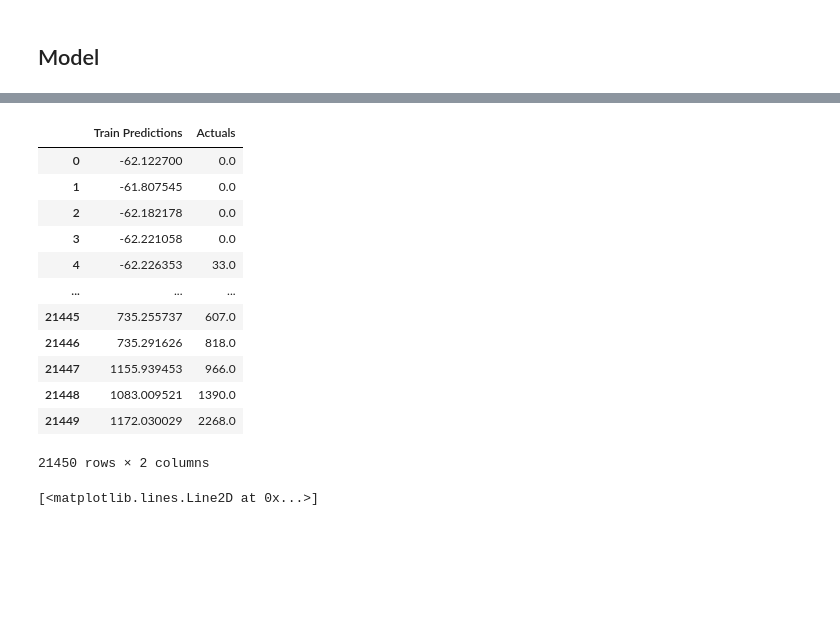
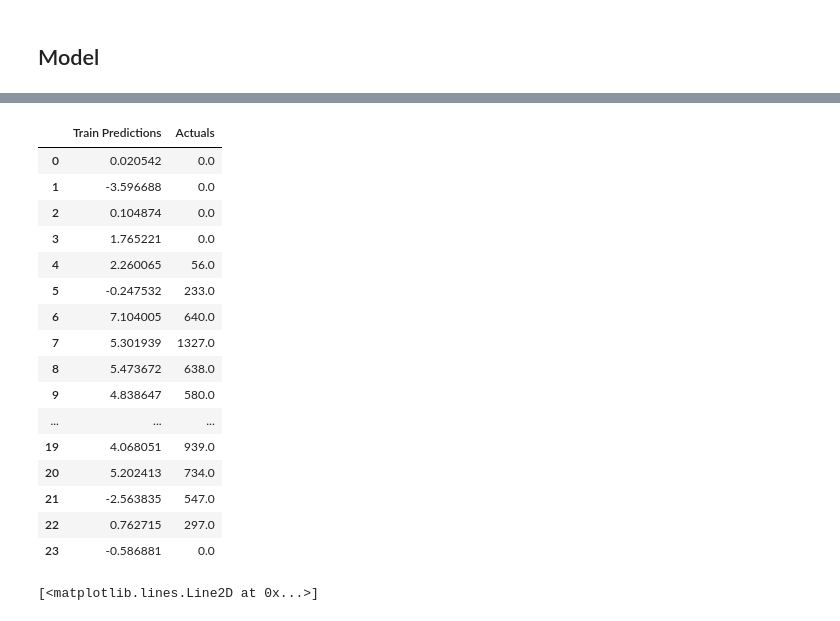
Before and after one commit to Arizona3000/metro_seoul, a Jupyter notebook: notebooks/lstm_model.ipynb, the cells around one changed output, grey strips where cells are left out. Drawn from its saved outputs; the diff is of its cells as text; code cells hidden in the pictures; blank space fills up the shorter version.

Commit message:
change in preprocess and model packaging & change in the lstm model

```diff
--- a/notebooks/lstm_model.ipynb
+++ b/notebooks/lstm_model.ipynb
@@ -207,3 +182,14 @@ X_train.shape, y_train.shape, X_val.shape, y_val.shape,  X_test.shape, y_test.sh
+# %%
+train, test = df.iloc[:,:24000], df.iloc[:,24000:]
+# %%
+# WINDOW_SIZE = 5
+# X,y = df_to_X_y(df_lstm_exit_T['Achasan(Rear Entrance to Seoul Children\'s Grand Park) 5'], WINDOW_SIZE)
+
+X_train = np.array(train.iloc[:,:-24]).reshape((261,24000-24,1))
+y_train = np.array(train.iloc[:,-24:]).reshape(261,24,1)
+# %%
+X_test = np.array(test.iloc[:,:-24]).reshape((261,6648-24,1))
+y_test = np.array(test.iloc[:,-24:]).reshape(261,24,1)
 # %%
 #Imports
 from tensorflow.keras.models import Sequential
@@ -280,0 +276,5 @@ model1 = load_model('model1/')
+# %%
+X_train = X_train.reshape(X_train.shape[0], X_train.shape[1])
+X_train.shape
+y_train = y_train.reshape(y_train.shape[0], y_train.shape[1])
+y_train.shape
@@ -281,5 +304,5 @@ model1 = load_model('model1/')
 # %%
-train_predictions = model1.predict(X_train).flatten()
-train_results = pd.DataFrame(data ={'Train Predictions': train_predictions, 'Actuals': y_train})
+train_predictions = model1.predict(X_test)
+train_results = pd.DataFrame(data ={'Train Predictions': train_predictions[0], 'Actuals': y_train[0]})
 train_results
 # %% [output]
@@ -287,16 +310,20 @@ train_results
 |  | Train Predictions | Actuals |
-| 0 | -62.122700 | 0.0 |
-| 1 | -61.807545 | 0.0 |
-| 2 | -62.182178 | 0.0 |
-| 3 | -62.221058 | 0.0 |
-| 4 | -62.226353 | 33.0 |
+| 0 | 0.020542 | 0.0 |
+| 1 | -3.596688 | 0.0 |
+| 2 | 0.104874 | 0.0 |
+| 3 | 1.765221 | 0.0 |
+| 4 | 2.260065 | 56.0 |
+| 5 | -0.247532 | 233.0 |
+| 6 | 7.104005 | 640.0 |
+| 7 | 5.301939 | 1327.0 |
+| 8 | 5.473672 | 638.0 |
+| 9 | 4.838647 | 580.0 |
 | ... | ... | ... |
-| 21445 | 735.255737 | 607.0 |
-| 21446 | 735.291626 | 818.0 |
-| 21447 | 1155.939453 | 966.0 |
-| 21448 | 1083.009521 | 1390.0 |
-| 21449 | 1172.030029 | 2268.0 |
+| 19 | 4.068051 | 939.0 |
+| 20 | 5.202413 | 734.0 |
+| 21 | -2.563835 | 547.0 |
+| 22 | 0.762715 | 297.0 |
+| 23 | -0.586881 | 0.0 |
-21450 rows × 2 columns
 # %%
 import pickle
 pickle.dump(model1, open('lstm_model_test.pkl', 'wb'))
```
Also changed, not shown: parts of 18 cells of this notebook, 1 other file.
